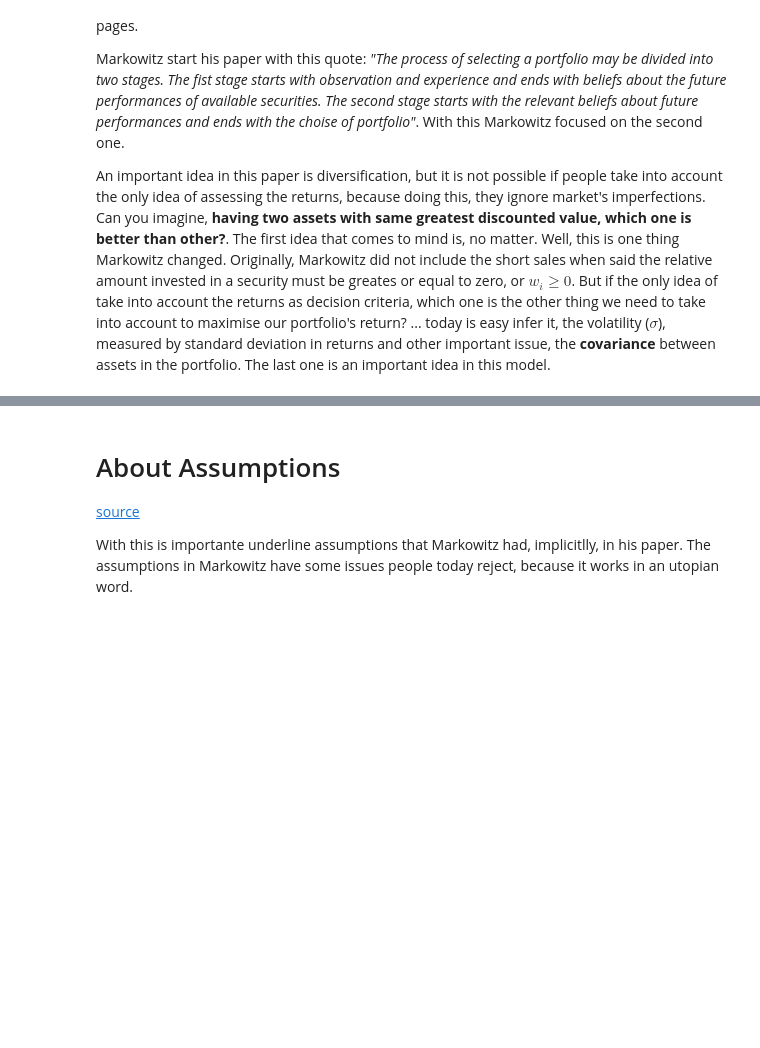
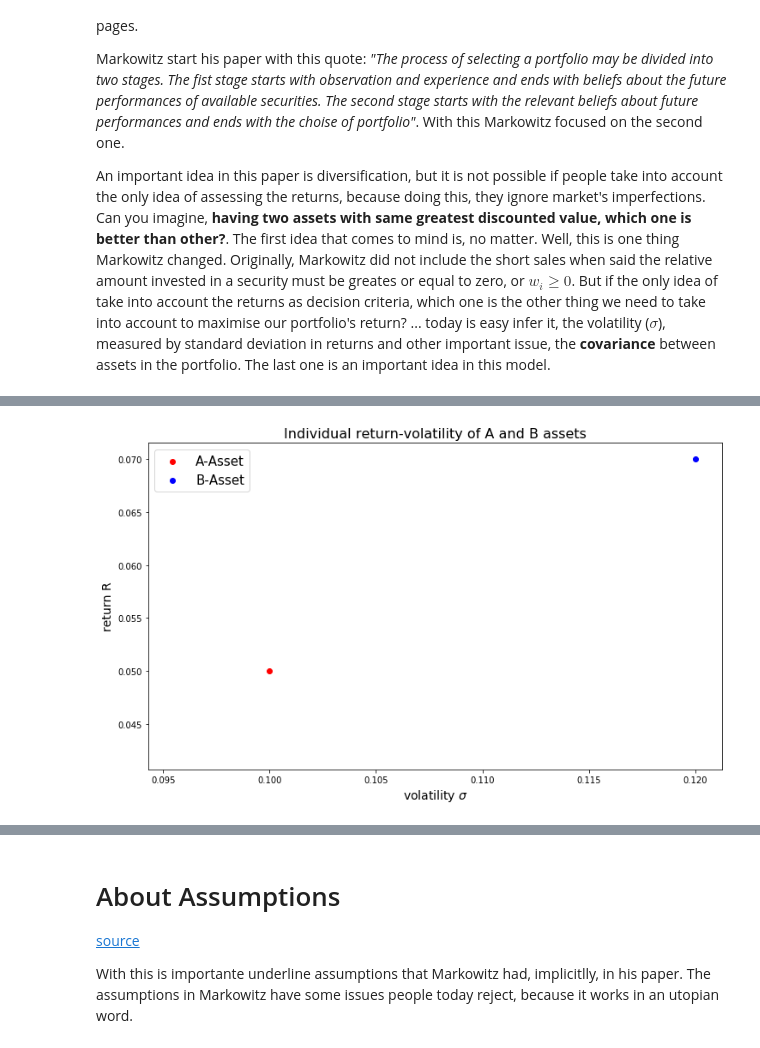
Before and after one commit to craquinterogo/quantitative_finance, a Jupyter notebook: PortfolioTheory/Markowitz.ipynb, the cells around one changed output, grey strips where cells are left out. Saved outputs shown, nothing was run; the diff lists cells and outputs as text; code cells hidden in the pictures; blank space fills up the shorter version.

```diff
--- a/PortfolioTheory/Markowitz.ipynb
+++ b/PortfolioTheory/Markowitz.ipynb
@@ -71,0 +88,15 @@ Where $\sigma_{i,j}$ is covariane between asset $i$ and asset $j$ returns. We mu
+# %%
+A = (0.05,0.1)
+B = (0.07,0.12)
+corr_A_B = 1
+# %%
+plt.figure(figsize=(12,7))
+plt.scatter(A[1], A[0], label='A-Asset', c='red')
+plt.scatter(B[1], B[0], label='B-Asset', c='blue')
+plt.legend(fontsize=15)
+plt.xlabel('volatility $\sigma$', fontsize=14)
+plt.ylabel('return R', fontsize=14)
+plt.title('Individual return-volatility of A and B assets', fontsize=16)
+plt.show()
+# %% [output]
+[figure, added]
```
Also changed, not shown: parts of 16 cells of this notebook, 1 other file.
